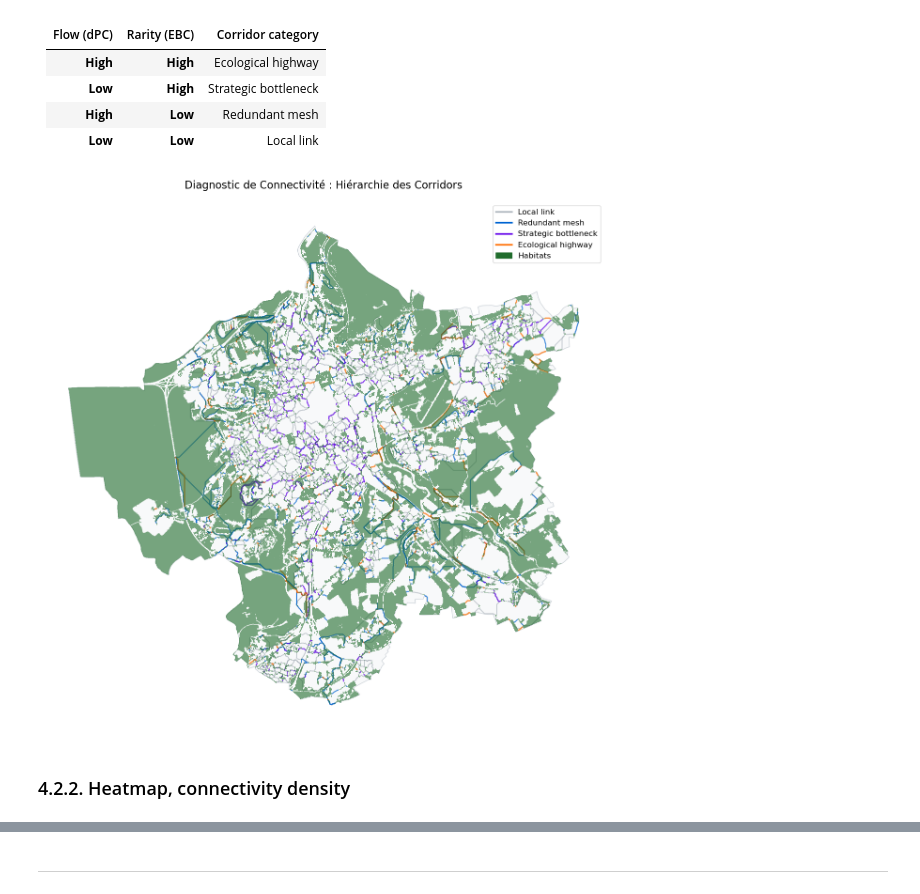
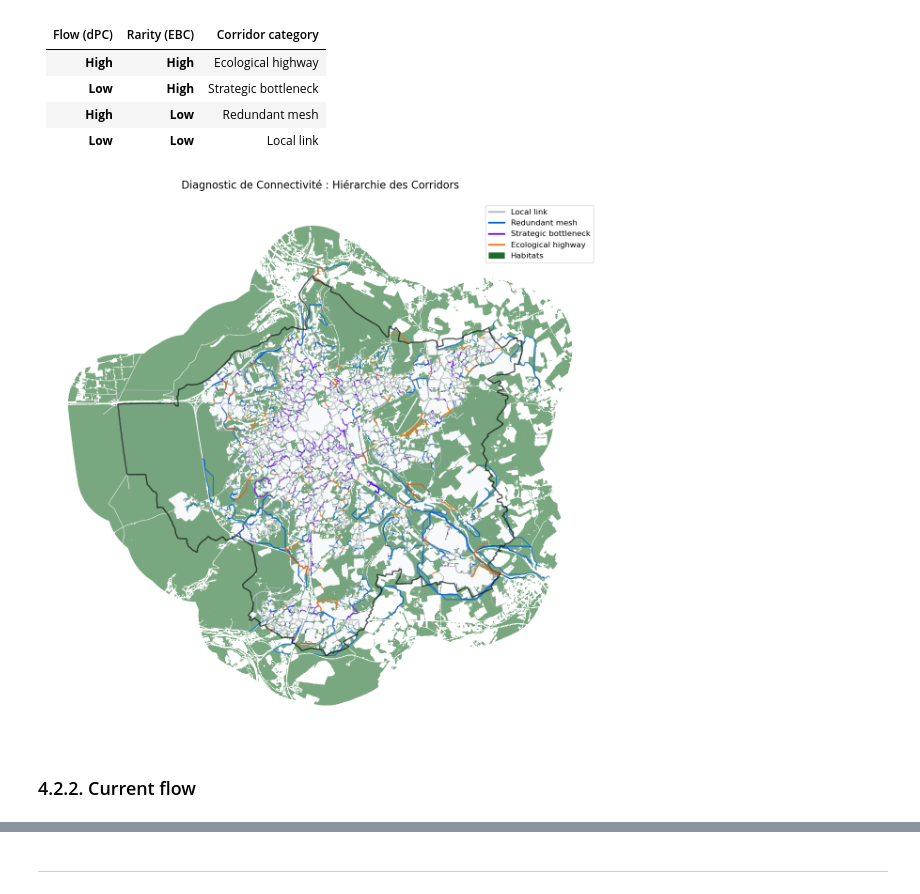
Before and after one commit to marion-billy/urbiverde_ivb, a Jupyter notebook: corridor_project/nancy_prod.ipynb, the cells around one changed output, grey strips where cells are left out. Cells and saved outputs as stored; diff of their text form; code cells hidden in the pictures.

```diff
--- a/corridor_project/nancy_prod.ipynb
+++ b/corridor_project/nancy_prod.ipynb
@@ -213,0 +191,9 @@ viz.plot_connectivity_ruptures(gdf_lcp0, gdf_lcp, aoi_utm, df_nodes, G_lcp)
+# %%
+gdf_lcp_city = gdf_lcp[gdf_lcp.geometry.intersects(aoi_utm.unary_union)].copy()
+gdf_lcp_city = gdf_lcp_city[gdf_lcp_city['status'] == 'success'].copy()
+gdf_lcp_city_failed = gdf_lcp_city[gdf_lcp_city['status'] == 'failed'].copy()
+# gdf_lcp_city_failed.to_file(f"{OUTPUT_DIR}/barriers_{CITY}.json", driver='GeoJSON')
+# %%
+gdf_lcp_city['tortuosity'] = gdf_lcp_city['real_dist'] / gdf_lcp_city['theoretical_dist']
+print(f"Average Tortuosity for {CITY}: {gdf_lcp_city['tortuosity'].mean():.3f}")
+print(f"Median Tortuosity for {CITY}: {gdf_lcp_city['tortuosity'].median():.3f}")
@@ -213,0 +203,11 @@ viz.plot_connectivity_ruptures(gdf_lcp0, gdf_lcp, aoi_utm, df_nodes, G_lcp)
+# %%
+# G (buffer et success), gdf_lcp (buffer), total_area_km2 (strict)
+G_success = nx.from_pandas_edgelist(gdf_lcp, 'node_1', 'node_2')
+for node in G_success.nodes():
+    if node in G:
+        G_success.nodes[node].update(G.nodes[node])
+
+pc_real, G_lcp = conn.calculate_pc_index_lcp(G_success, total_area_km2, specie, gdf_lcp)
+print(f"Theoretical PC (euclidian) : {pc_value:.6f}")
+print(f"Real PC (LCP) : {pc_real:.6f}")
+print(f"Fragmentation impact : {((pc_value - pc_real) / pc_value)*100:.1f}% connectivity loss.")
@@ -252,7 +239,15 @@ gdf_lcp = conn.classify_corridors(gdf_lcp, 0.75)
+# %%
+# Calcul du dPC (Flux)
+gdf_lcp_city = conn.calculate_edge_dpc(gdf_lcp_city, G_lcp, total_area_km2, pc_real)
+# Calcul du Betweenness Centrality (Rareté)
+gdf_lcp_city = conn.calculate_edge_betweenness(gdf_lcp_city, G_lcp)
+
+# Categories
+gdf_lcp_city = conn.classify_corridors(gdf_lcp_city, 0.75)
 # %%
-viz.plot_classified_corridors(gdf_lcp, df_nodes, aoi_utm)
+viz.plot_classified_corridors(gdf_lcp_city, df_nodes, aoi_utm)
 # %% [output]
-[figure, old version]
+[figure, new version]
 # %% [markdown]
-### 4.2.2. Heatmap, connectivity density
+### 4.2.2. Current flow
 # %%
```
Also changed, not shown: parts of 55 cells of this notebook, 2 other files.
